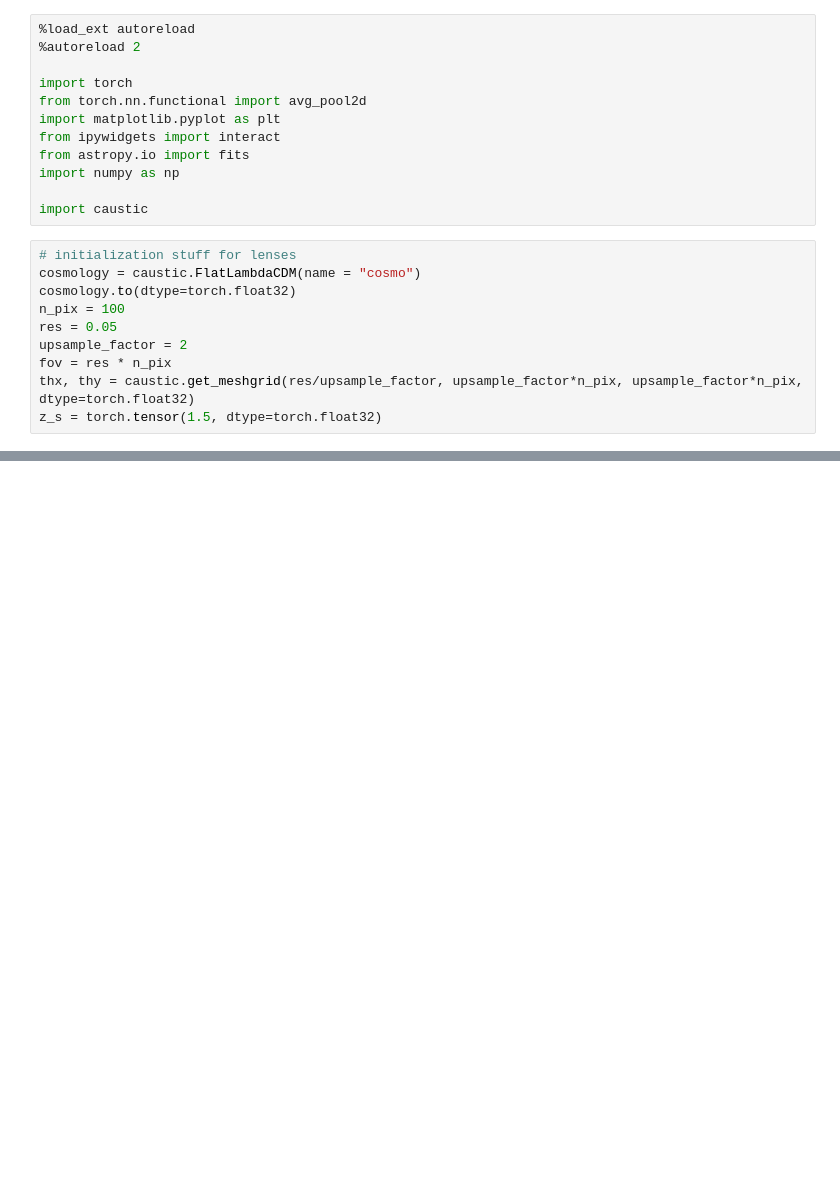
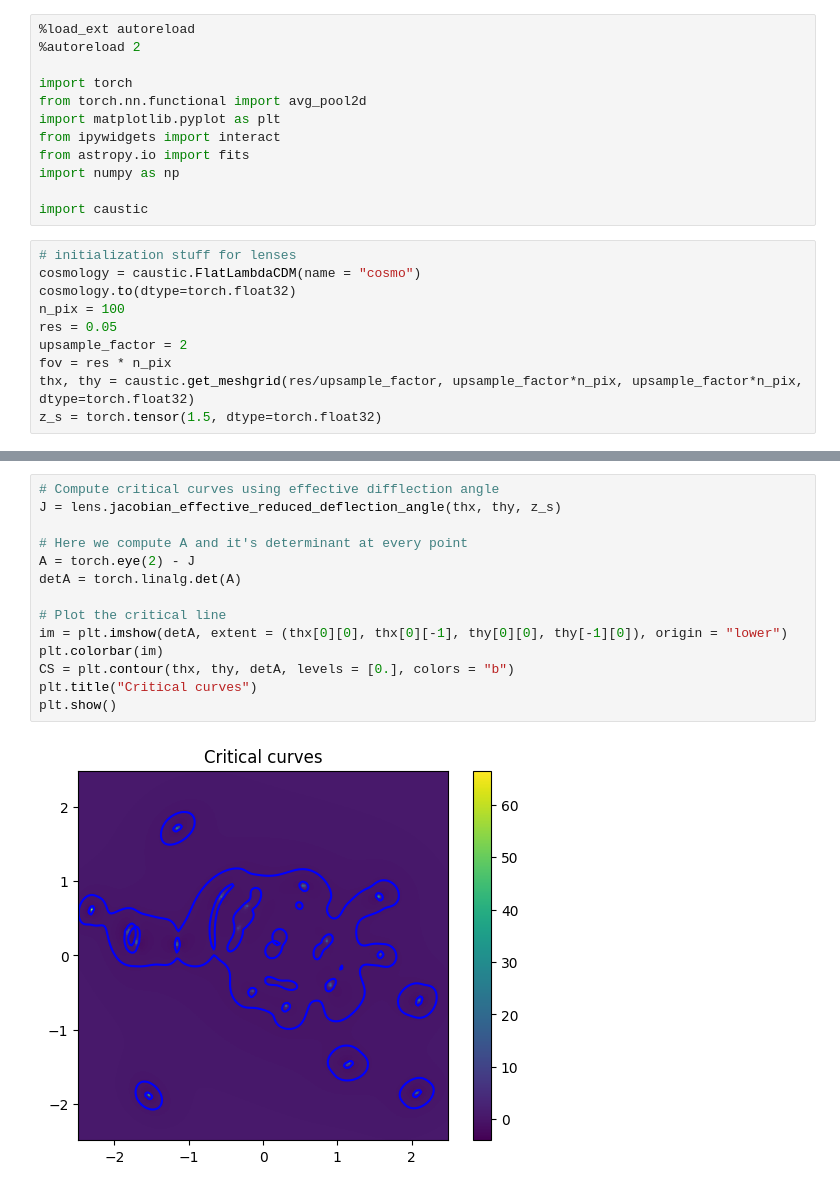
Before and after one commit to Ciela-Institute/caustics-tutorials, a Jupyter notebook: tutorials/MultiplaneDemo.ipynb, the cells around one changed output, grey strips where cells are left out. Cells and saved outputs as stored; diff of their text form; blank space fills up the shorter version.

```diff
--- a/tutorials/MultiplaneDemo.ipynb
+++ b/tutorials/MultiplaneDemo.ipynb
@@ -78,0 +67,16 @@ plt.show()
+# %%
+# Compute critical curves using effective difflection angle
+J = lens.jacobian_effective_reduced_deflection_angle(thx, thy, z_s)
+
+# Here we compute A and it's determinant at every point
+A = torch.eye(2) - J
+detA = torch.linalg.det(A)
+
+# Plot the critical line
+im = plt.imshow(detA, extent = (thx[0][0], thx[0][-1], thy[0][0], thy[-1][0]), origin = "lower")
+plt.colorbar(im)
+CS = plt.contour(thx, thy, detA, levels = [0.], colors = "b")
+plt.title("Critical curves")
+plt.show()
+# %% [output]
+[figure, added]
```
Also changed, not shown: parts of 3 cells of this notebook, 2 other files.
